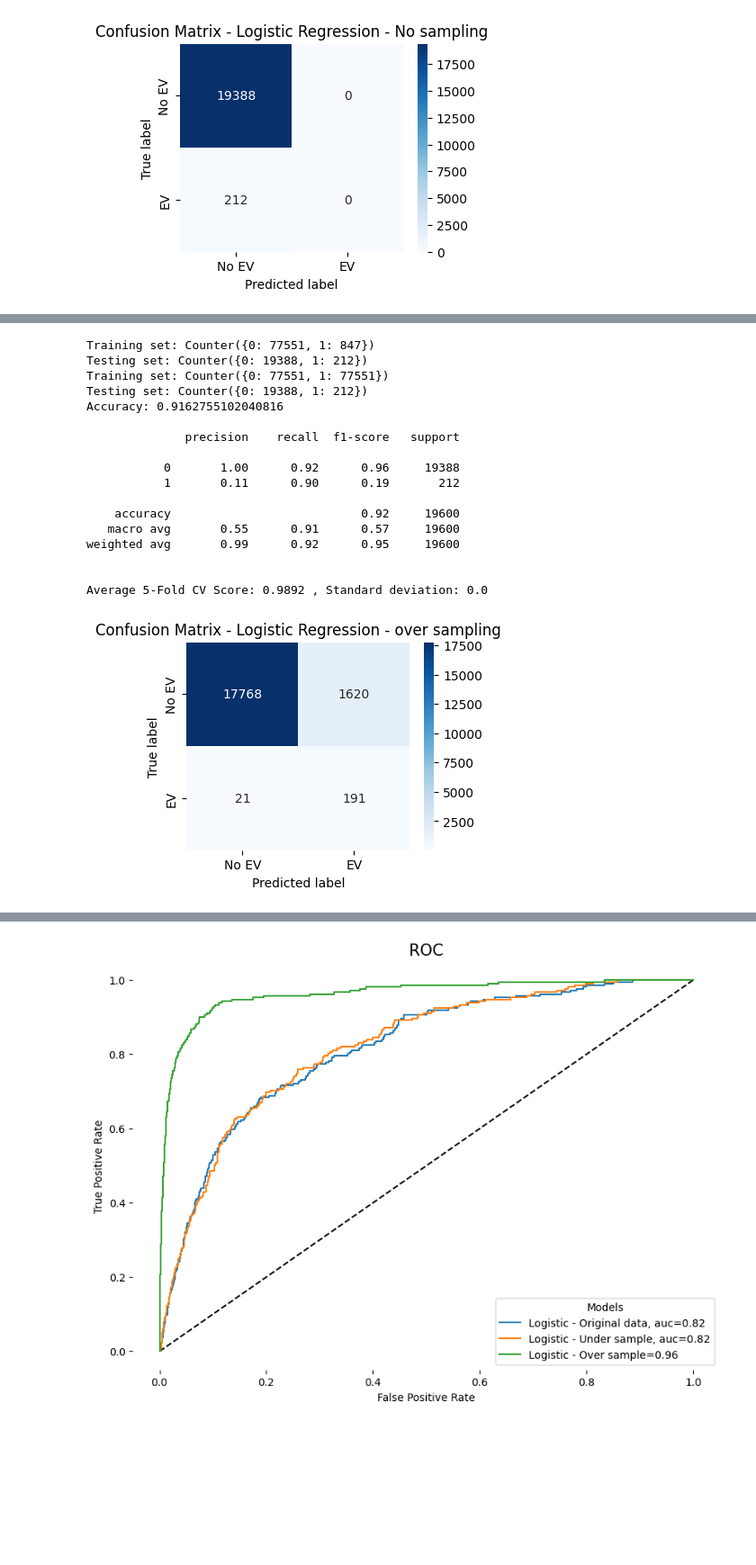
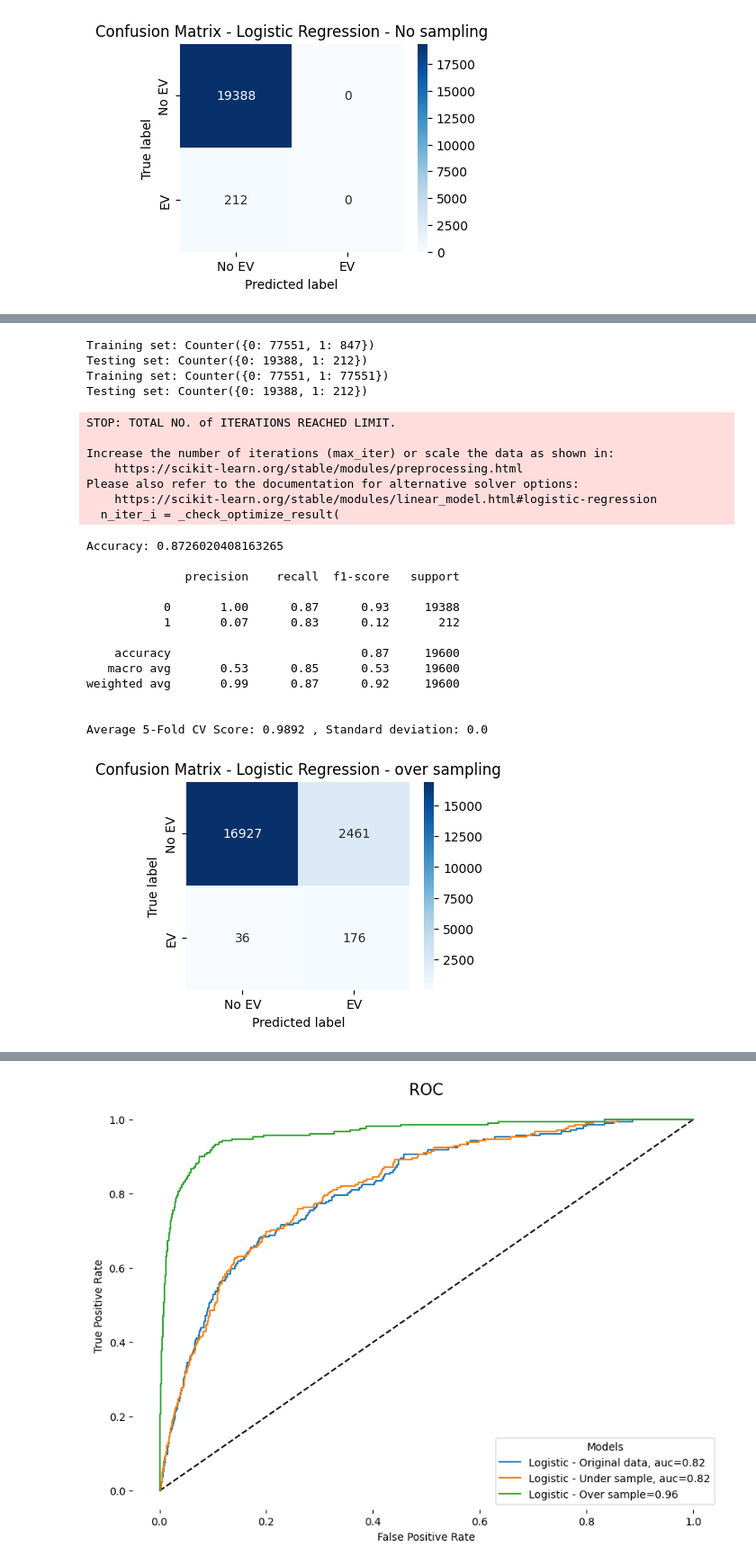
Before and after one commit to varunthefalcon/QUB_Energia, a Jupyter notebook: Q1.ipynb, the cells around one changed output, grey strips where cells are left out. Shown at 90% size. Cells and saved outputs as stored; diff of their text form; code cells hidden in the pictures; blank space fills up the shorter version.

```diff
--- a/Q1.ipynb
+++ b/Q1.ipynb
@@ -133,7 +138,7 @@ data.tail(10)
 data['title'] = data['title'].replace([' '], 'Unclassified')
 
 rename_obj = {
-    'agedBand': {'Unclassified' : 0,'19 to 24': 1, '25 to 40': 2,'41 to 50': 3, '51 to 60': 4, '61 to 70': 5,'70+': 6 },
+    'agedBand': {'Unclassified' : 0,'19 to 24': 1, '25 to 40': 2,'41 to 50': 3, '51 to 60': 4, '61 to 70': 5,'70+': 6, '18 & Under': 7},
     'signedUpGroup': {'Telesales': 0, 'PCW': 1, 'Field Sales': 2, 'Web': 3, 'OBS': 4,'Other': 5},
     'title': {'Ms': 0, 'Mr': 1, 'Mrs': 2, 'Dr': 3, 'Miss': 4, 'Mr & Mrs': 5, 'Rev': 6, 'Unclassified': 7},
     'EV': {'N': 0, 'Y': 1},
@@ -385,9 +390,9 @@ X_train, X_test, y_train, y_test = train_test_split(x,y, test_size=0.20, stratif
 print('Training set: {}'.format(Counter(y_train)))
 print('Testing set: {}'.format(Counter(y_test)))
 
-scaler_robust = RobustScaler()
-X_train = scaler_robust.fit_transform(X_train)
-X_test = scaler_robust.fit_transform(X_test)
+# scaler_robust = RobustScaler()
+# X_train = scaler_robust.fit_transform(X_train)
+# X_test = scaler_robust.fit_transform(X_test)
 
 from imblearn.over_sampling import SMOTE
 
@@ -405,44 +410,51 @@ y_pred = LR.predict(X_test)
 print('Accuracy:', metrics.accuracy_score(y_pred,y_test))
 
 ## 5-fold cross-validation
 cv_scores =cross_val_score(LR, x, y, cv=5)
 
 # Print the 5-fold cross-validation scores
 print()
 print(classification_report(y_test, y_pred))
 print()
 print("Average 5-Fold CV Score: {}".format(round(np.mean(cv_scores),4)),
       ", Standard deviation: {}".format(round(np.std(cv_scores),4)))
 
 plt.figure(figsize=(4,3))
 ConfMatrix = confusion_matrix(y_test,LR.predict(X_test))
 sns.heatmap(ConfMatrix,annot=True, cmap="Blues", fmt="d",
             xticklabels = ['No EV', 'EV'],
             yticklabels = ['No EV', 'EV'])
 plt.ylabel('True label')
 plt.xlabel('Predicted label')
 plt.title("Confusion Matrix - Logistic Regression - over sampling");
 
 
 y_pred_proba_LR = LR.predict_proba(X_test)[::,1]
 LR3_fpr, LR3_tpr, _ = metrics.roc_curve(y_test,  y_pred_proba_LR)
 LR3_auc = metrics.roc_auc_score(y_test, y_pred_proba_LR)
 # %% [output]
 Training set: Counter({0: 77551, 1: 847})
 Testing set: Counter({0: 19388, 1: 212})
 Training set: Counter({0: 77551, 1: 77551})
 Testing set: Counter({0: 19388, 1: 212})
-Accuracy: 0.9162755102040816
-
-              precision    recall  f1-score   support
-
-           0       1.00      0.92      0.96     19388
-           1       0.11      0.90      0.19       212
-
-    accuracy                           0.92     19600
-   macro avg       0.55      0.91      0.57     19600
-weighted avg       0.99      0.92      0.95     19600
-
-
-Average 5-Fold CV Score: 0.9892 , Standard deviation: 0.0
+STOP: TOTAL NO. of ITERATIONS REACHED LIMIT.
+
+Increase the number of iterations (max_iter) or scale the data as shown in:
+    https://scikit-learn.org/stable/modules/preprocessing.html
+Please also refer to the documentation for alternative solver options:
+    https://scikit-learn.org/stable/modules/linear_model.html#logistic-regression
+  n_iter_i = _check_optimize_result(
+Accuracy: 0.8726020408163265
+
+              precision    recall  f1-score   support
+
+           0       1.00      0.87      0.93     19388
+           1       0.07      0.83      0.12       212
+
+    accuracy                           0.87     19600
+   macro avg       0.53      0.85      0.53     19600
+weighted avg       0.99      0.87      0.92     19600
+
+
+Average 5-Fold CV Score: 0.9892 , Standard deviation: 0.0
-[figure, old version]
+[figure, new version]
```
Also changed, not shown: parts of 10 cells of this notebook, 1 other file.
